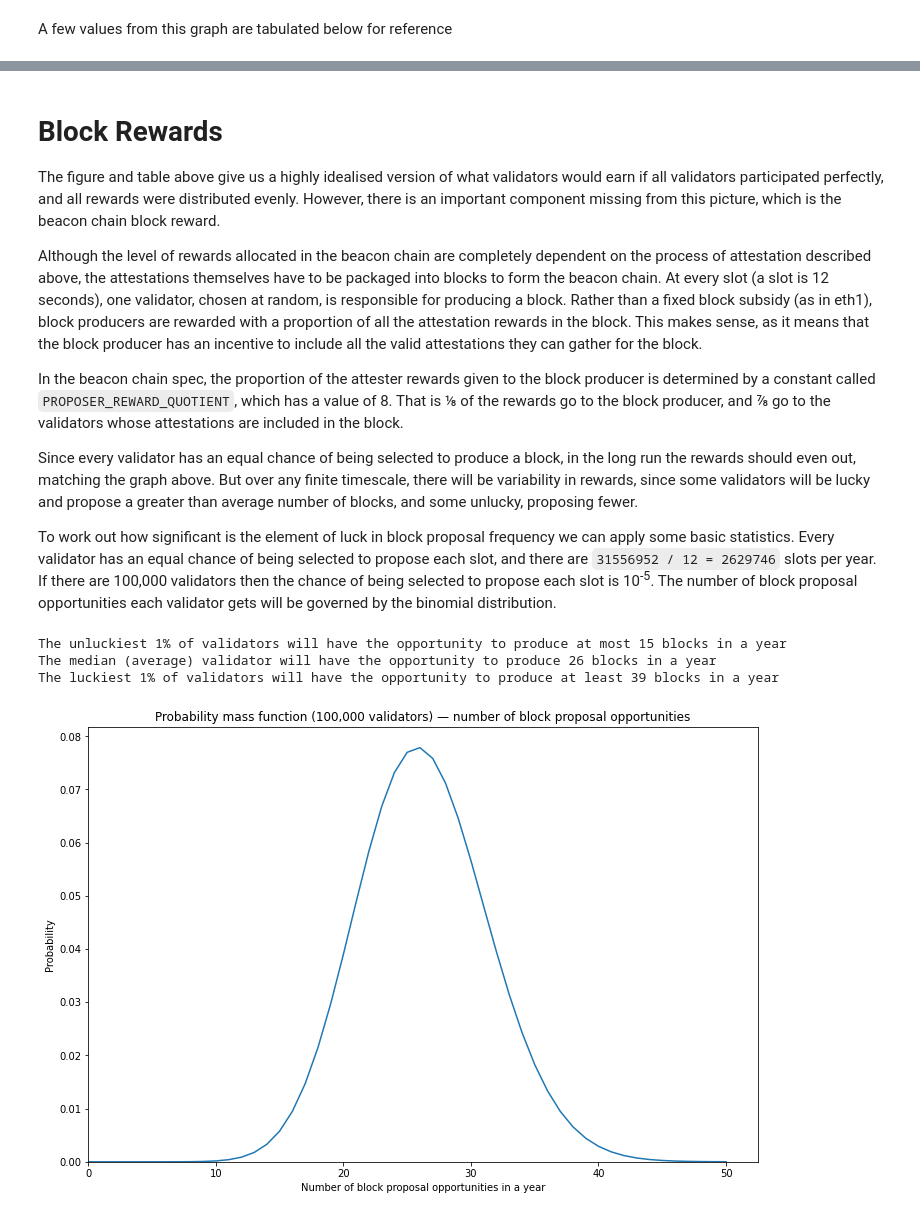
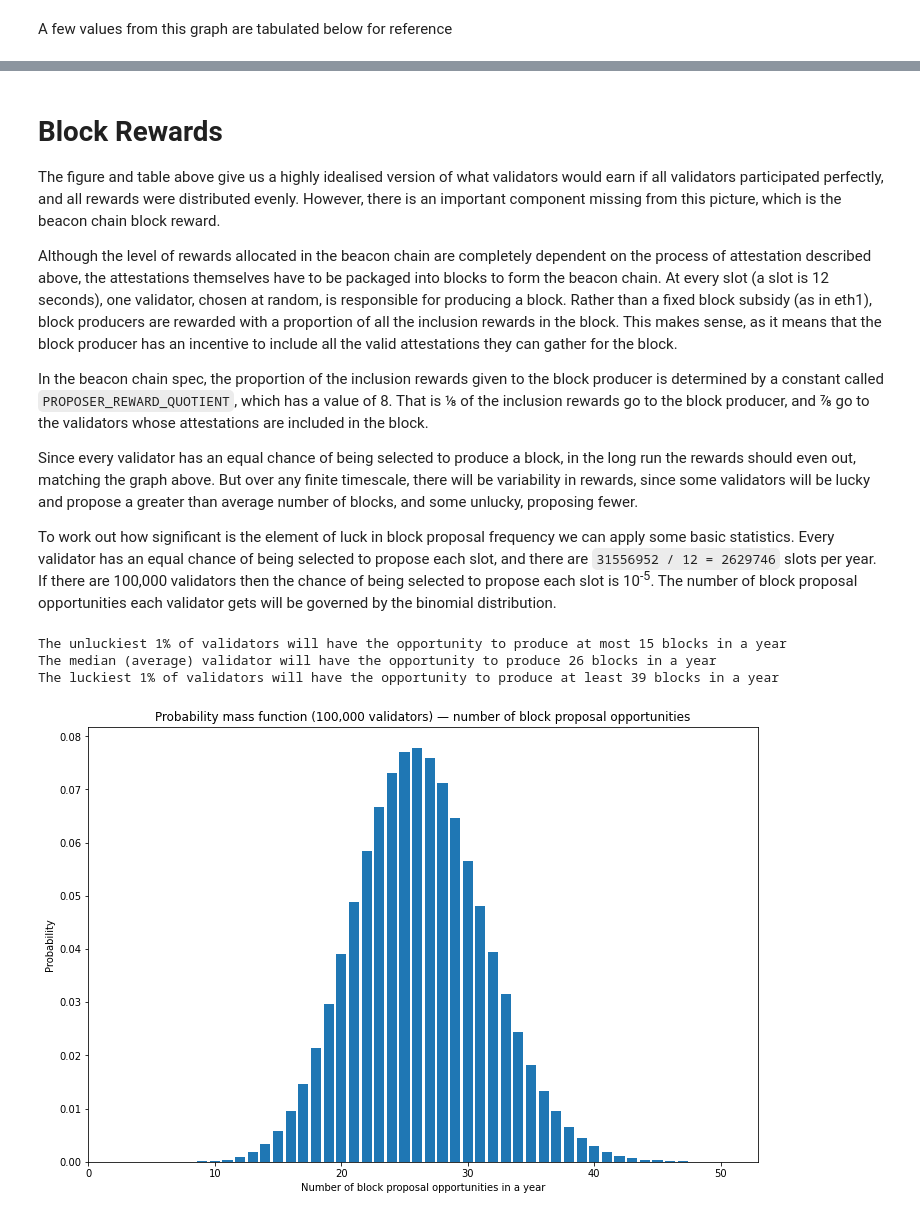
Before and after one commit to pintail-xyz/validator_rewards, a Jupyter notebook: validator_rewards.ipynb, the cells around one changed output, grey strips where cells are left out. Drawn from its saved outputs; the diff is of its cells as text; code cells hidden in the pictures.

```diff
--- a/validator_rewards.ipynb
+++ b/validator_rewards.ipynb
@@ -97,9 +102,9 @@ df.set_index('n_validators')
 # Block Rewards
 The figure and table above give us a highly idealised version of what validators would earn if all validators participated perfectly, and all rewards were distributed evenly. However, there is an important component missing from this picture, which is the beacon chain block reward.
 
-Although the level of rewards allocated in the beacon chain are completely dependent on the process of attestation described above, the attestations themselves have to be packaged into blocks to form the beacon chain. At every slot (a slot is 12 seconds), one validator, chosen at random, is responsible for producing a block. Rather than a fixed block subsidy (as in eth1), block producers are rewarded with a proportion of all the attestation rewards in the block. This makes sense, as it means that the block producer has an incentive to include all the valid attestations they can gather for the block.
+Although the level of rewards allocated in the beacon chain are completely dependent on the process of attestation described above, the attestations themselves have to be packaged into blocks to form the beacon chain. At every slot (a slot is 12 seconds), one validator, chosen at random, is responsible for producing a block. Rather than a fixed block subsidy (as in eth1), block producers are rewarded with a proportion of all the inclusion rewards in the block. This makes sense, as it means that the block producer has an incentive to include all the valid attestations they can gather for the block.
 
-In the beacon chain spec, the proportion of the attester rewards given to the block producer is determined by a constant called `PROPOSER_REWARD_QUOTIENT`, which has a value of 8. That is ⅛ of the rewards go to the block producer, and ⅞ go to the validators whose attestations are included in the block.
+In the beacon chain spec, the proportion of the inclusion rewards given to the block producer is determined by a constant called `PROPOSER_REWARD_QUOTIENT`, which has a value of 8. That is ⅛ of the inclusion rewards go to the block producer, and ⅞ go to the validators whose attestations are included in the block.
 
 Since every validator has an equal chance of being selected to produce a block, in the long run the rewards should even out, matching the graph above. But over any finite timescale, there will be variability in rewards, since some validators will be lucky and propose a greater than average number of blocks, and some unlucky, proposing fewer.
 
@@ -107,29 +112,29 @@ To work out how significant is the element of luck in block proposal frequency w
 # %%
 # plot pdf
 
 from scipy.stats import binom
 
 x = [el for el in range(51)]
 y = binom.pmf(x, 31556952/12, 1e-5)
 
 fig, ax = plt.subplots(figsize=(12, 8))
-ax.plot(x, y)
+ax.bar(x, y)
 ax.set_xlim(xmin=0)
 ax.set_ylim(ymin=0)
 ax.set_title('Probability mass function (100,000 validators) — number of block proposal opportunities')
 ax.set_xlabel('Number of block proposal opportunities in a year')
 ax.set_ylabel('Probability')
 
 lmu = binom.ppf([0.01, 0.5, 0.99],31556952/12, 1e-5)
 
 print(f"The unluckiest 1% of validators will have the opportunity to produce at most {int(lmu[0])} blocks in a year")
 print(f"The median (average) validator will have the opportunity to produce {int(lmu[1])} blocks in a year")
 print(f"The luckiest 1% of validators will have the opportunity to produce at least {int(lmu[2])} blocks in a year")
 # %% [output]
 The unluckiest 1% of validators will have the opportunity to produce at most 15 blocks in a year
 The median (average) validator will have the opportunity to produce 26 blocks in a year
 The luckiest 1% of validators will have the opportunity to produce at least 39 blocks in a year
-[figure, old version]
+[figure, new version]
 # %% [markdown]
 So we can see that there is significant variability in the number of block proposal opportunities each validator will receive, based on luck alone. The luckiest 1% of validators will propose well over twice as many blocks, in the course of a year, as the unluckiest 1%. Over a long enough time, this effect evens out. However, as the number of validators increases and the probability of proposing a block goes down, the unevenness increases.
 
```
Also changed, not shown: parts of 14 cells of this notebook.
